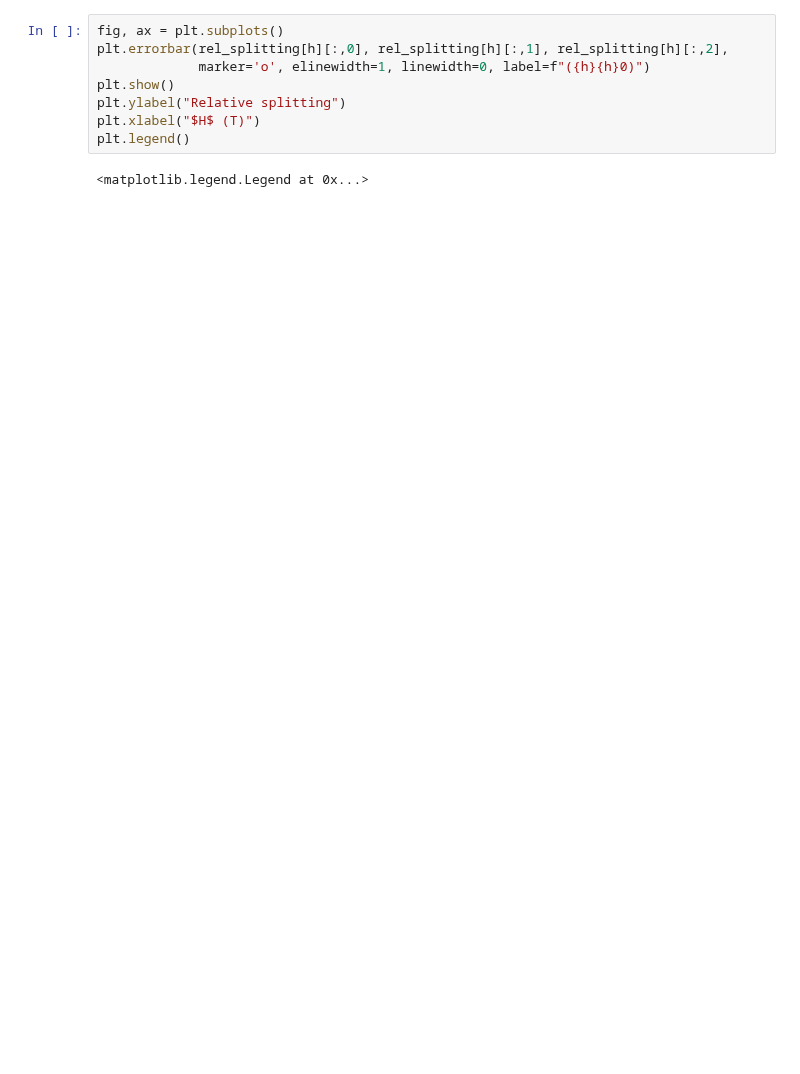
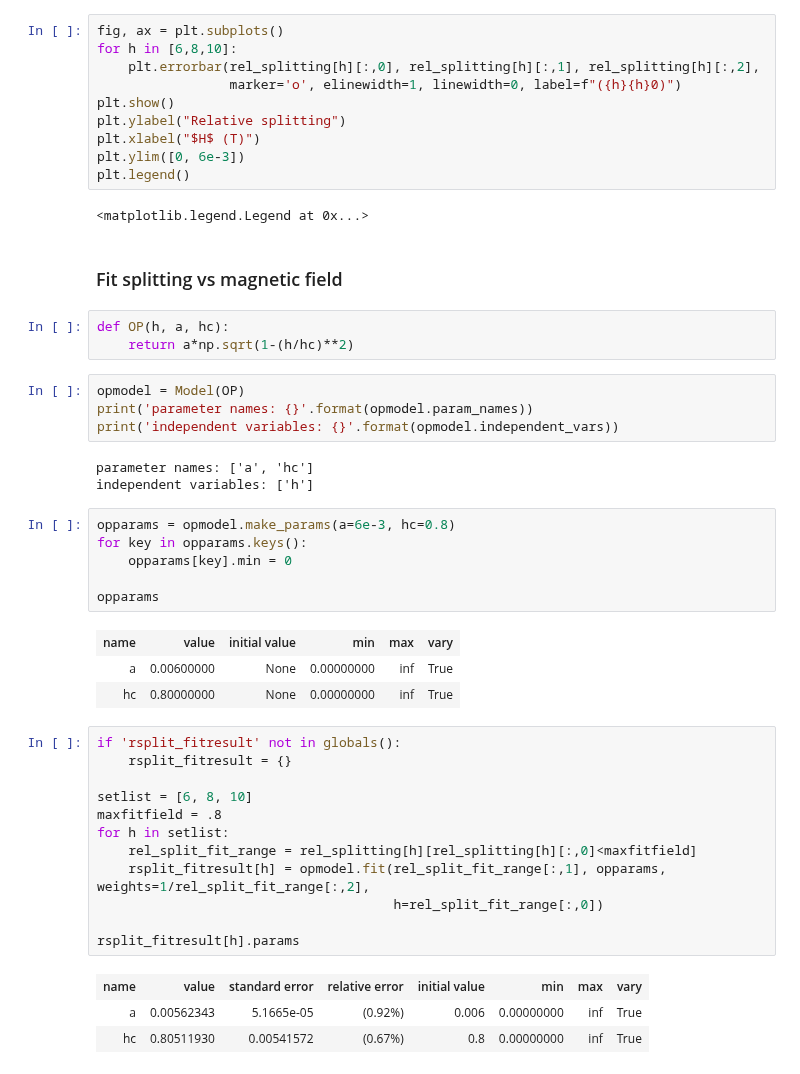
Before and after one commit to pmassat/pythonpda, a Jupyter notebook: Neutrons_pydas/ENS_peak_fit_pVIC_2019-02-14.ipynb, the cells around one changed output. Cells and saved outputs as stored; diff of their text form; blank space fills up the shorter version.

```diff
--- a/Neutrons_pydas/ENS_peak_fit_pVIC_2019-02-14.ipynb
+++ b/Neutrons_pydas/ENS_peak_fit_pVIC_2019-02-14.ipynb
@@ -1584,10 +1747,50 @@ rel_splitting
 # %%
 fig, ax = plt.subplots()
-plt.errorbar(rel_splitting[h][:,0], rel_splitting[h][:,1], rel_splitting[h][:,2],
-             marker='o', elinewidth=1, linewidth=0, label=f"({h}{h}0)")
+for h in [6,8,10]:
+    plt.errorbar(rel_splitting[h][:,0], rel_splitting[h][:,1], rel_splitting[h][:,2],
+                 marker='o', elinewidth=1, linewidth=0, label=f"({h}{h}0)")
 plt.show()
 plt.ylabel("Relative splitting")
 plt.xlabel("$H$ (T)")
+plt.ylim([0, 6e-3])
 plt.legend()
 # %% [output]
 <matplotlib.legend.Legend at 0x...>
+# %% [markdown]
+### Fit splitting vs magnetic field
+# %%
+def OP(h, a, hc):
+    return a*np.sqrt(1-(h/hc)**2)
+# %%
+opmodel = Model(OP)
+print('parameter names: {}'.format(opmodel.param_names))
+print('independent variables: {}'.format(opmodel.independent_vars))
+# %% [output]
+parameter names: ['a', 'hc']
+independent variables: ['h']
+# %%
+opparams = opmodel.make_params(a=6e-3, hc=0.8)
+for key in opparams.keys():
+    opparams[key].min = 0
+
+opparams
+# %% [output]
+| name | value | initial value | min | max | vary |
+| a | 0.00600000 | None | 0.00000000 | inf | True |
+| hc | 0.80000000 | None | 0.00000000 | inf | True |
+# %%
+if 'rsplit_fitresult' not in globals():
+    rsplit_fitresult = {}
+
+setlist = [6, 8, 10]
+maxfitfield = .8
+for h in setlist:
+    rel_split_fit_range = rel_splitting[h][rel_splitting[h][:,0]<maxfitfield]
+    rsplit_fitresult[h] = opmodel.fit(rel_split_fit_range[:,1], opparams, weights=1/rel_split_fit_range[:,2],
+                                      h=rel_split_fit_range[:,0])
+
+rsplit_fitresult[h].params
+# %% [output]
+| name | value | standard error | relative error | initial value | min | max | vary |
+| a | 0.00562343 | 5.1665e-05 | (0.92%) | 0.006 | 0.00000000 | inf | True |
+| hc | 0.80511930 | 0.00541572 | (0.67%) | 0.8 | 0.00000000 | inf | True |
```
Also changed, not shown: parts of 26 cells of this notebook, 2 other files.
